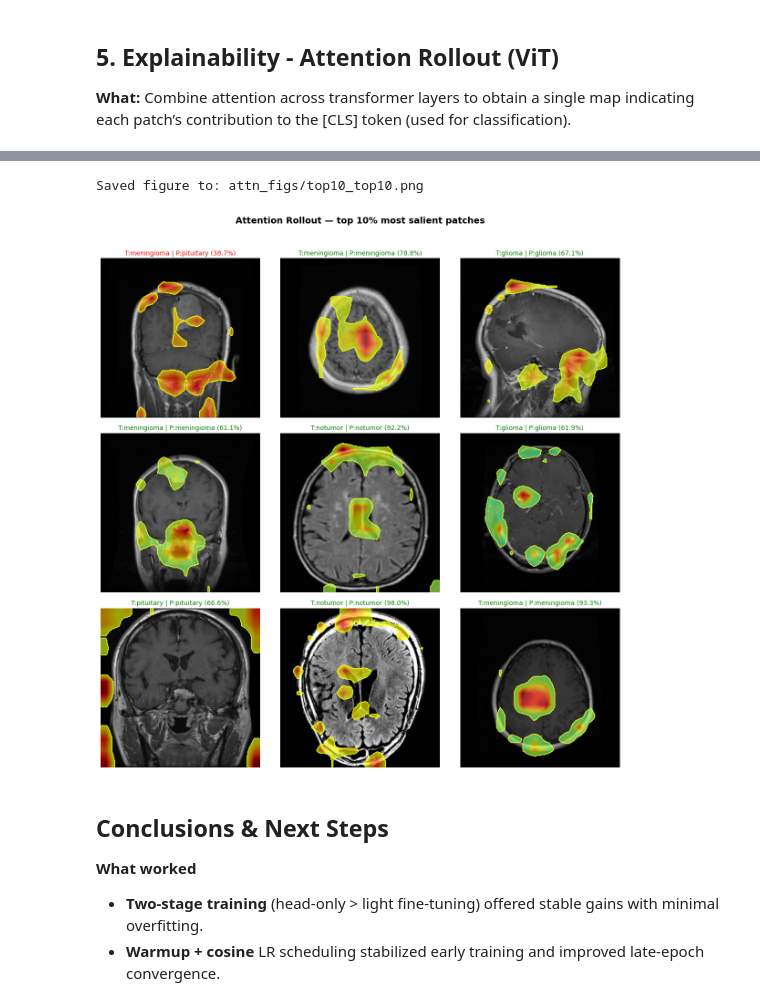
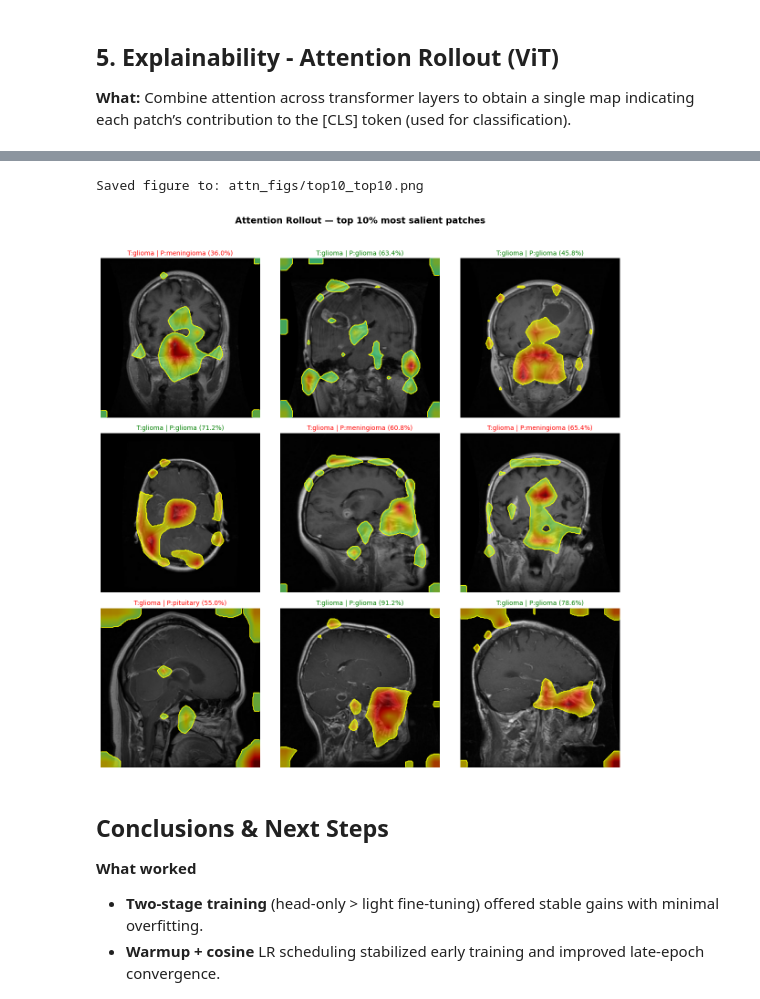
Before and after one commit to jmin8008/MRI_CNN_classification, a Jupyter notebook: brain_tumor_mri_vit.ipynb, the cells around one changed output, grey strips where cells are left out. Saved outputs shown, nothing was run; the diff lists cells and outputs as text; code cells hidden in the pictures.

```diff
--- a/brain_tumor_mri_vit.ipynb
+++ b/brain_tumor_mri_vit.ipynb
@@ -195,3 +203,17 @@ df.head()
 | 2 | /home/JGY/mri_cnn/data/larger_Dat... | glioma | 0 |
 | 3 | /home/JGY/mri_cnn/data/larger_Dat... | glioma | 0 |
 | 4 | /home/JGY/mri_cnn/data/larger_Dat... | glioma | 0 |
+# %%
+# load test data set
+BASE_PATH_TEST = '/home/JGY/mri_cnn/data/larger_Dataset/Testing'
+
+filepaths_test, labels_test = [], []
+for c in CLASSES:
+    paths = glob(os.path.join(BASE_PATH_TEST, c, "*.jpg"))
+    filepaths_test.extend(paths)
+    labels_test.extend([c] * len(paths))
+
+df_test = pd.DataFrame({"filepath": filepaths_test, "label": labels_test})
+df_test["label_id"] = df_test["label"].map(class_to_id)   # label(test)를 보고 map(class_to_id)를 사용해서 label_id 라는 새로운 column에 mapping 하라
+print(df_test.shape)
+df_test.head()
@@ -199,13 +229,13 @@ df.head()
 ### 2.1 Stratified splits (70/15/15)
 # %%
 # Split 1: train_val vs test (15% test)
-df_trainval, df_test = train_test_split(
-    df, test_size=0.15, stratify=df["label_id"], random_state=SEED
-)
+#df_trainval, df_test = train_test_split(
+#    df, test_size=0.15, stratify=df["label_id"], random_state=SEED
+#)
 
 # Split 2: train vs val (val ~15% of total -> 15/85 ≈ 0.176 of train_val)
 df_train, df_val = train_test_split(
-    df_trainval, test_size=0.176, stratify=df_trainval["label_id"], random_state=SEED
+    df, test_size=0.15, stratify=df["label_id"], random_state=SEED
 )
 
 for name, dfx in [("train", df_train), ("val", df_val), ("test", df_test)]:
@@ -805,10 +855,10 @@ def show_attention_overlays_topk(model, backbone, dataset, class_names,
     plt.show()
 
 # Ensure best weights are loaded
-if os.path.exists("vit_brain_mri_finetune.weights.h5"):
-    model.load_weights("vit_brain_mri_finetune.weights.h5")
-elif os.path.exists("vit_brain_mri_head.weights.h5"):
-    model.load_weights("vit_brain_mri_head.weights.h5")
+if os.path.exists("vit_brain_mri_finetune.weights.keras"):
+    model.load_weights("vit_brain_mri_finetune.weights.keras")
+elif os.path.exists("vit_brain_mri_head.weights.keras"):
+    model.load_weights("vit_brain_mri_head.weights.keras")
 
 # Show overlays with top 10% most salient patches
 show_attention_overlays_topk(
@@ -837,5 +887,5 @@ show_attention_overlays_topk(
 Saved figure to: attn_figs/top10_top10.png
-[figure, old version]
+[figure, new version]
 # %% [markdown]
 ## Conclusions & Next Steps
 
```
Also changed, not shown: parts of 20 cells of this notebook.
